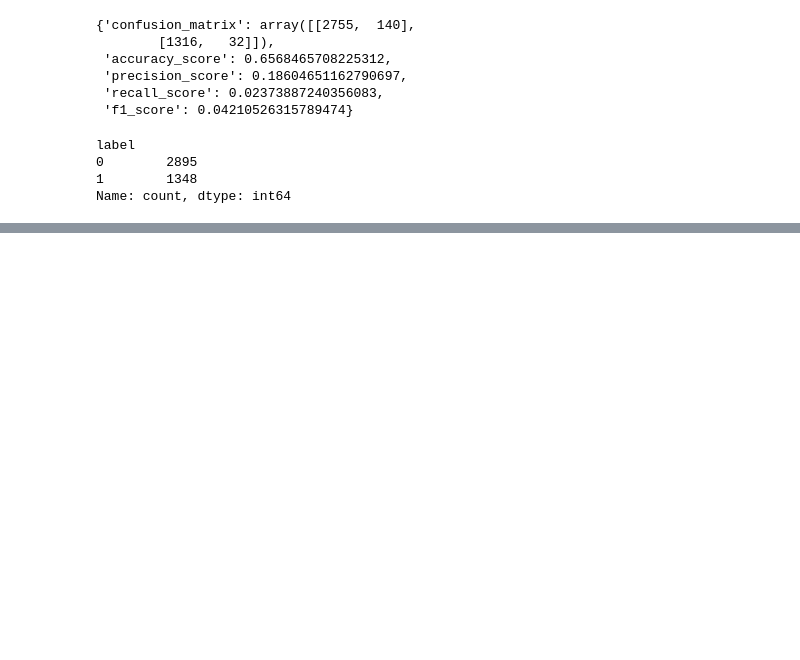
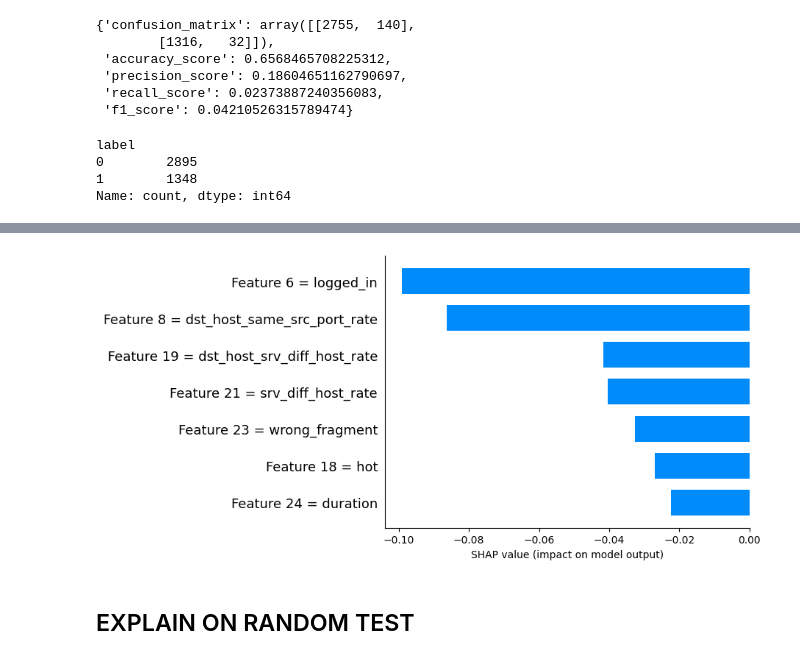
Before and after one commit to zauzooz/DNN_SHAP_AE, a Jupyter notebook: NSL-KDD-defense.ipynb, the cells around one changed output, grey strips where cells are left out. Cells and saved outputs as stored; diff of their text form; code cells hidden in the pictures; blank space fills up the shorter version.

```diff
--- a/NSL-KDD-defense.ipynb
+++ b/NSL-KDD-defense.ipynb
@@ -260,0 +306,6 @@ Name: count, dtype: int64
+# %%
+shap.bar_plot(_shap_defs[1][nor_ins_1], selected_features)
+# %% [output]
+[figure, added]
+# %% [markdown]
+## EXPLAIN ON RANDOM TEST
```
Also changed, not shown: parts of 10 cells of this notebook.
